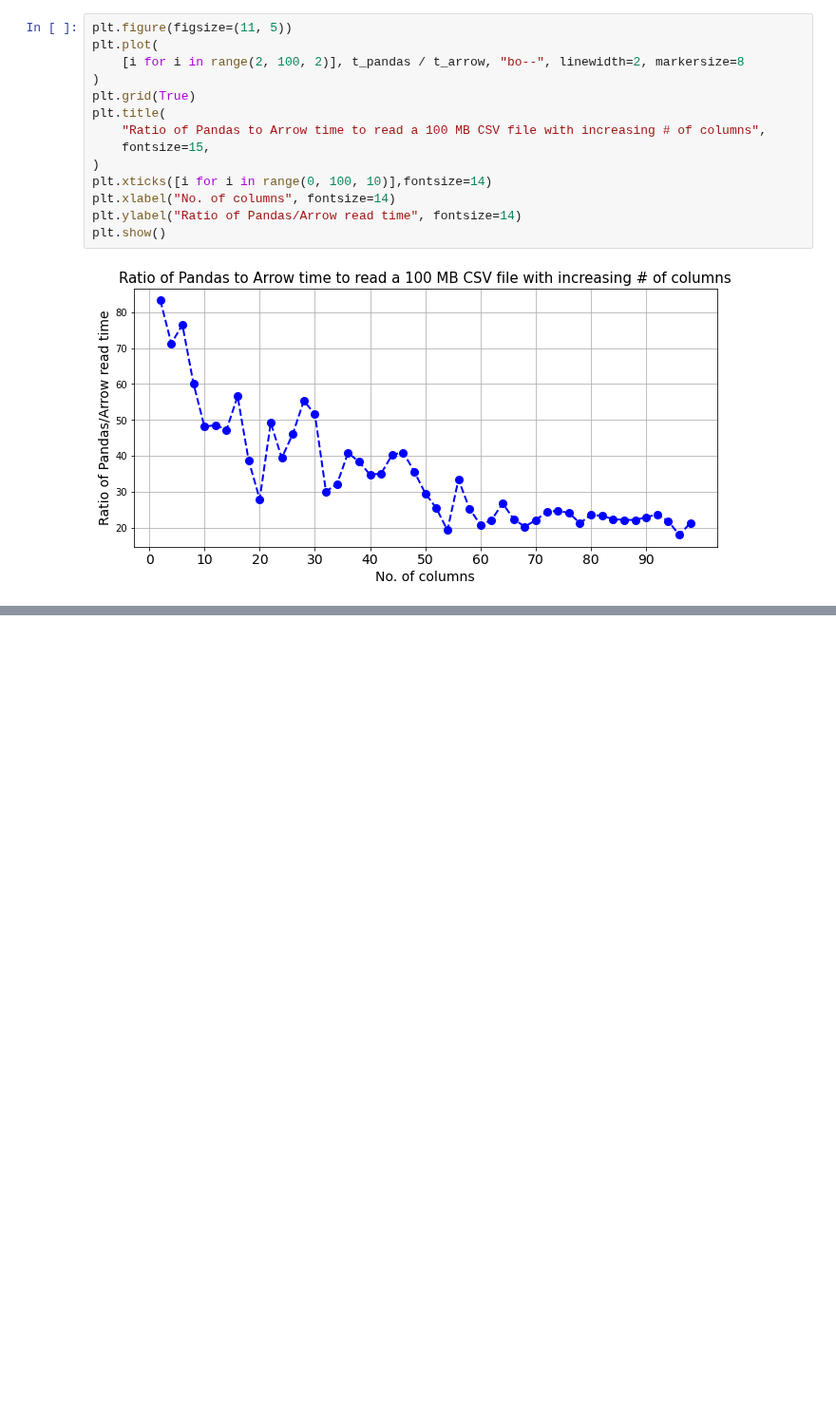
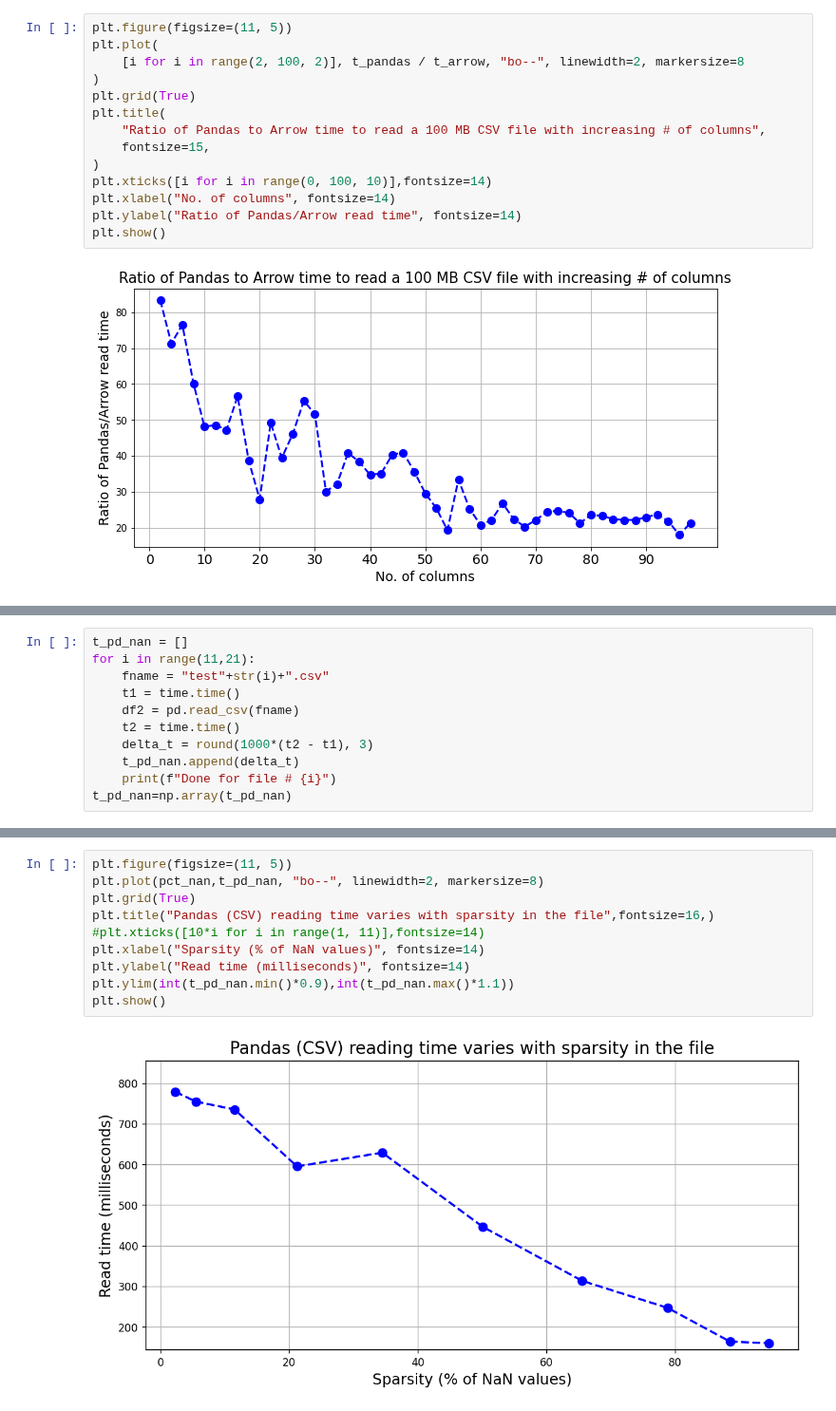
Before and after one commit to tirthajyoti/Machine-Learning-with-Python, a Jupyter notebook: Pandas and Numpy/Read_data_various_sources/Pandas CSV vs. PyArrow parquet reading speed.ipynb, the cells around one changed output, grey strips where cells are left out. Shown at 95% size. Drawn from its saved outputs; the diff is of its cells as text; blank space fills up the shorter version.

```diff
--- a/Pandas and Numpy/Read_data_various_sources/Pandas CSV vs. PyArrow parquet reading speed.ipynb
+++ b/Pandas and Numpy/Read_data_various_sources/Pandas CSV vs. PyArrow parquet reading speed.ipynb
@@ -219,0 +300,11 @@ plt.show()
+# %%
+t_pd_nan = []
+for i in range(11,21):
+    fname = "test"+str(i)+".csv"
+    t1 = time.time()
+    df2 = pd.read_csv(fname)
+    t2 = time.time()
+    delta_t = round(1000*(t2 - t1), 3)
+    t_pd_nan.append(delta_t)
+    print(f"Done for file # {i}")
+t_pd_nan=np.array(t_pd_nan)
@@ -219,0 +322,12 @@ plt.show()
+# %%
+plt.figure(figsize=(11, 5))
+plt.plot(pct_nan,t_pd_nan, "bo--", linewidth=2, markersize=8)
+plt.grid(True)
+plt.title("Pandas (CSV) reading time varies with sparsity in the file",fontsize=16,)
+#plt.xticks([10*i for i in range(1, 11)],fontsize=14)
+plt.xlabel("Sparsity (% of NaN values)", fontsize=14)
+plt.ylabel("Read time (milliseconds)", fontsize=14)
+plt.ylim(int(t_pd_nan.min()*0.9),int(t_pd_nan.max()*1.1))
+plt.show()
+# %% [output]
+[figure, added]
```
Also changed, not shown: parts of 12 cells of this notebook.
